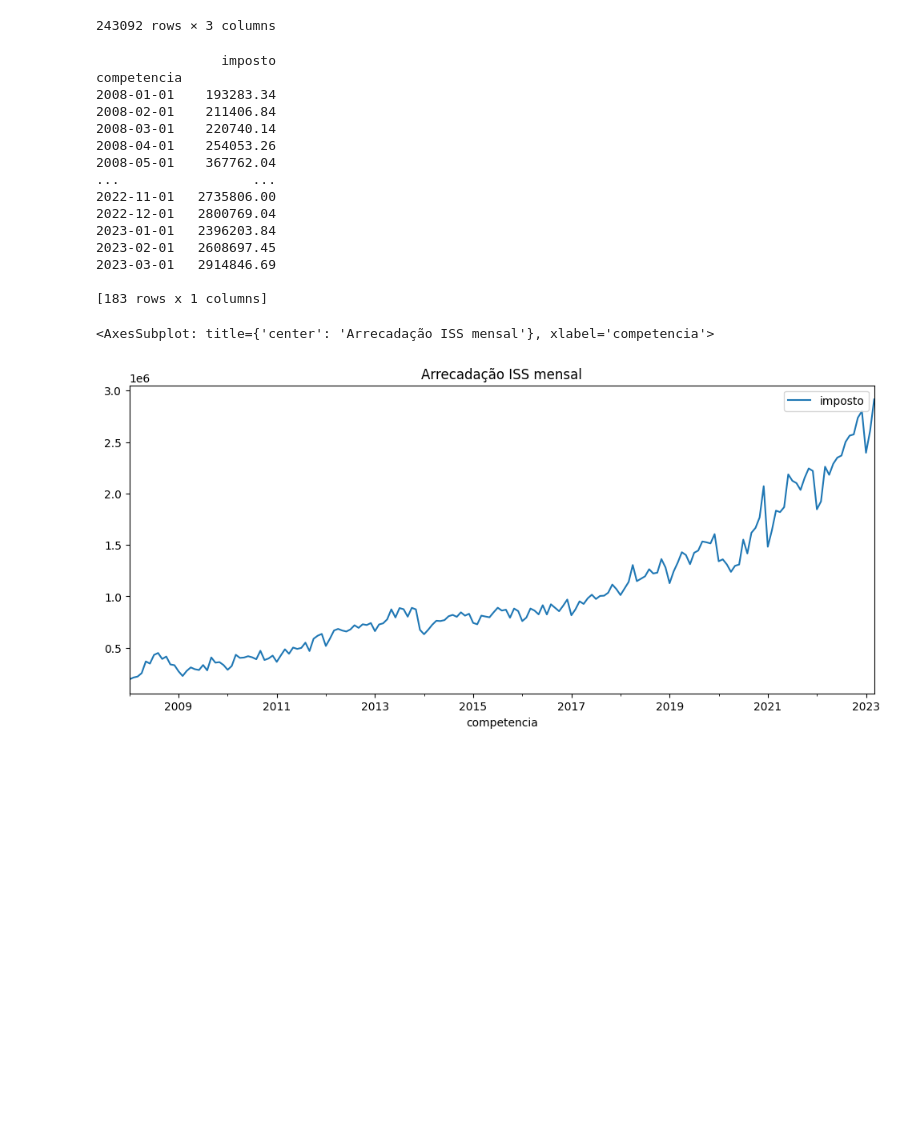
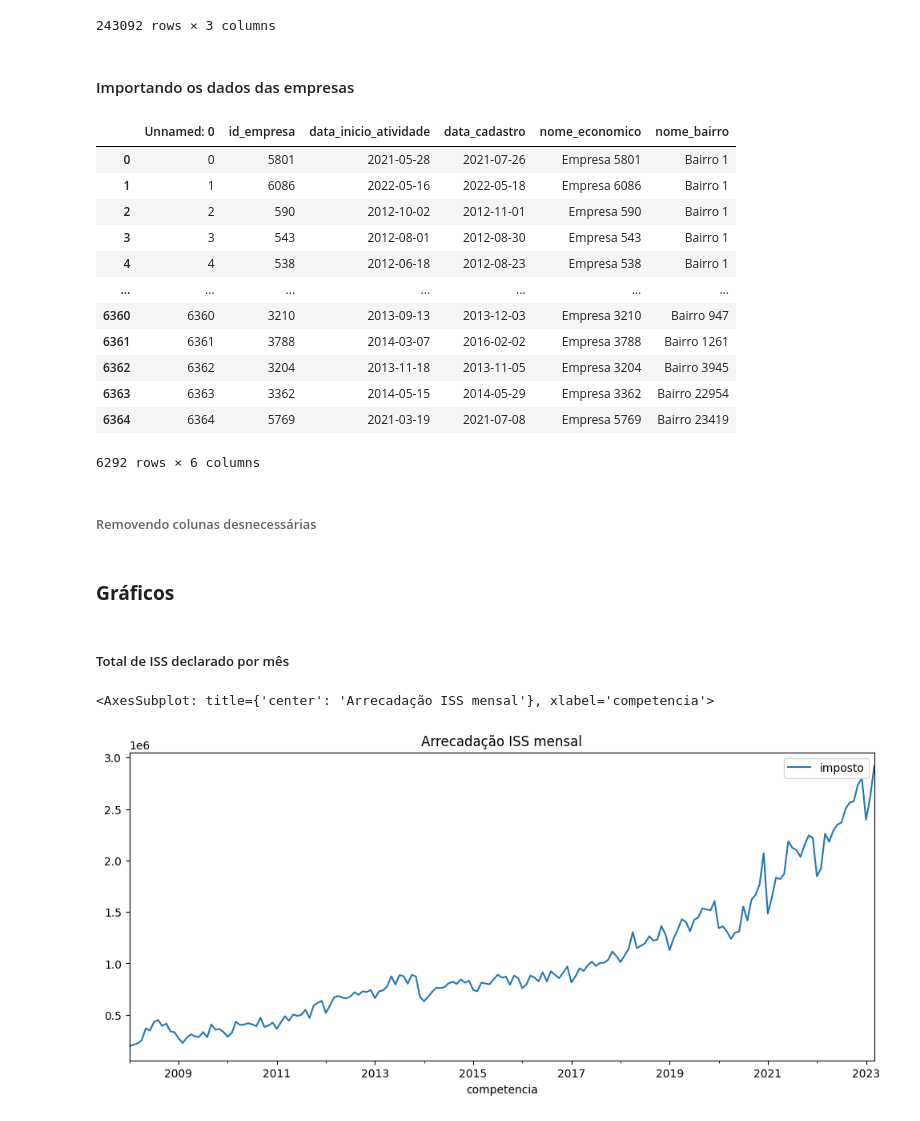
Before and after one commit to GiancarloPandini/TrabalhoFinalIA, a Jupyter notebook: Notebooks/AnaliseDados.ipynb, the cells around one changed output. Cells and saved outputs as stored; diff of their text form; code cells hidden in the pictures; blank space fills up the shorter version.

```diff
--- a/Notebooks/AnaliseDados.ipynb
+++ b/Notebooks/AnaliseDados.ipynb
@@ -103,3 +60,25 @@ df_servicos_prestados
 | 281421 | 6356 | 2023-03-01 | 231.15 |
 | 281426 | 6361 | 2023-03-01 | 225.30 |
 243092 rows × 3 columns
+# %% [markdown]
+#### Importando os dados das empresas
+# %%
+df_impresas = pd.read_csv('../Datasets/dados_empresa_anonimizado.csv')
+df_impresas = df_impresas.dropna()
+df_impresas
+# %% [output]
+|  | Unnamed: 0 | id_empresa | data_inicio_atividade | data_cadastro | nome_economico | nome_bairro |
+| 0 | 0 | 5801 | 2021-05-28 | 2021-07-26 | Empresa 5801 | Bairro 1 |
+| 1 | 1 | 6086 | 2022-05-16 | 2022-05-18 | Empresa 6086 | Bairro 1 |
+| 2 | 2 | 590 | 2012-10-02 | 2012-11-01 | Empresa 590 | Bairro 1 |
+| 3 | 3 | 543 | 2012-08-01 | 2012-08-30 | Empresa 543 | Bairro 1 |
+| 4 | 4 | 538 | 2012-06-18 | 2012-08-23 | Empresa 538 | Bairro 1 |
+| ... | ... | ... | ... | ... | ... | ... |
+| 6360 | 6360 | 3210 | 2013-09-13 | 2013-12-03 | Empresa 3210 | Bairro 947 |
+| 6361 | 6361 | 3788 | 2014-03-07 | 2016-02-02 | Empresa 3788 | Bairro 1261 |
+| 6362 | 6362 | 3204 | 2013-11-18 | 2013-11-05 | Empresa 3204 | Bairro 3945 |
+| 6363 | 6363 | 3362 | 2014-05-15 | 2014-05-29 | Empresa 3362 | Bairro 22954 |
+| 6364 | 6364 | 5769 | 2021-03-19 | 2021-07-08 | Empresa 5769 | Bairro 23419 |
+6292 rows × 6 columns
+# %% [markdown]
+###### Removendo colunas desnecessárias
@@ -106,23 +87,11 @@ df_servicos_prestados
+# %% [markdown]
+### **Gráficos**
+# %% [markdown]
+##### Total de ISS declarado por mês
 # %%
-#verificar o ISS total por mes
 df_iss = df_servicos_prestados.drop(columns=['id_empresa']).groupby(['competencia']).sum(['imposto'])
-print(df_iss)
+
 df_iss['imposto'].plot(figsize=(12,5), title ='Arrecadação ISS mensal', legend=True)
 # %% [output]
-                imposto
-competencia
-2008-01-01    193283.34
-2008-02-01    211406.84
-2008-03-01    220740.14
-2008-04-01    254053.26
-2008-05-01    367762.04
-...                 ...
-2022-11-01   2735806.00
-2022-12-01   2800769.04
-2023-01-01   2396203.84
-2023-02-01   2608697.45
-2023-03-01   2914846.69
-
-[183 rows x 1 columns]
+<AxesSubplot: title={'center': 'Arrecadação ISS mensal'}, xlabel='competencia'>
-<AxesSubplot: title={'center': 'Arrecadação ISS mensal'}, xlabel='competencia'>
 [figure]
```
Also changed, not shown: parts of 30 cells of this notebook, 1 other file.
